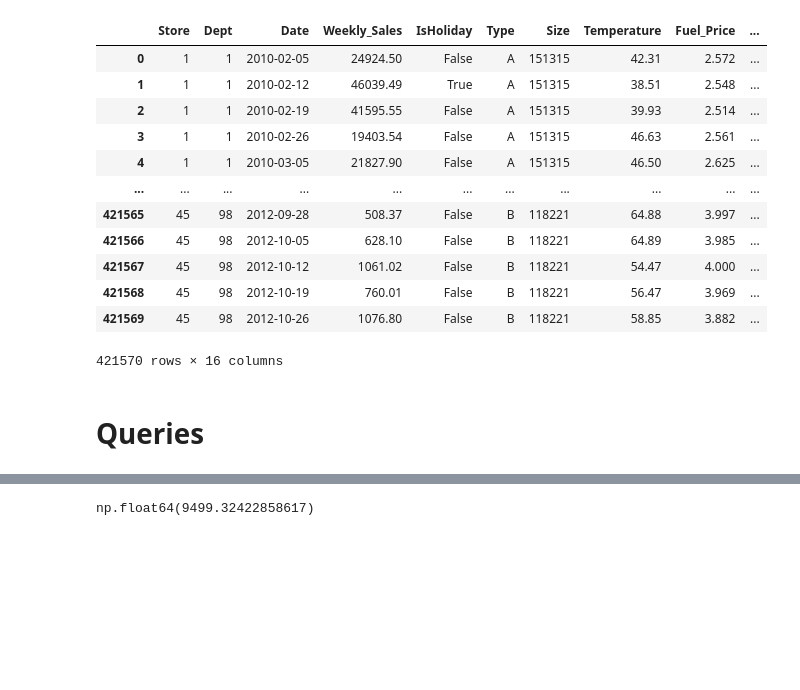
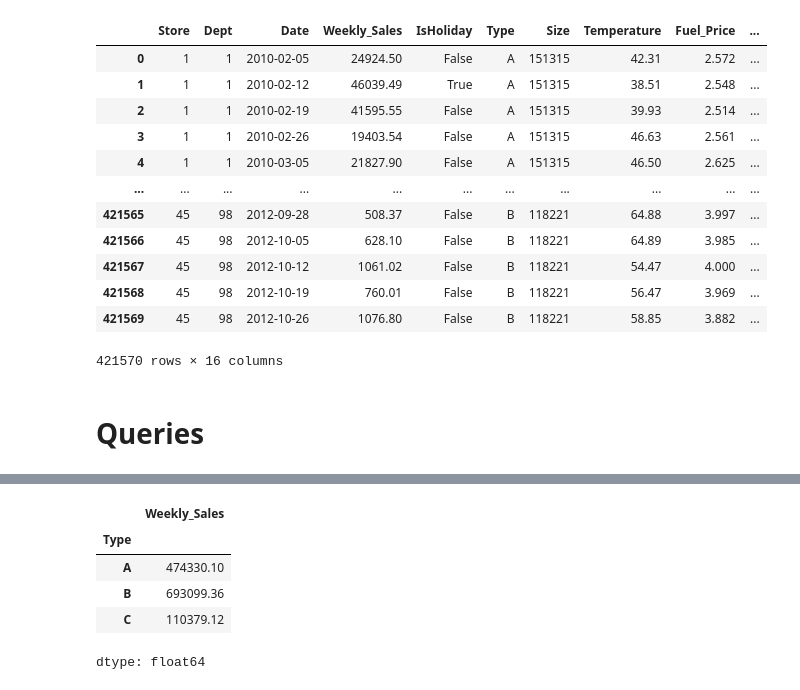
Before and after one commit to ArunK-ML/Data-Preprocessing-Sales-Stores-Features_Data_Set, a Jupyter notebook: Sales_Stores_Features.ipynb, the cells around one changed output, grey strips where cells are left out. Drawn from its saved outputs; the diff is of its cells as text; code cells hidden in the pictures; blank space fills up the shorter version.

```diff
--- a/Sales_Stores_Features.ipynb
+++ b/Sales_Stores_Features.ipynb
@@ -223,4 +227,11 @@ qf.describe()
-# %%
-qf[( qf["Type"]== "C" ) & (qf["Date"].dt.month == 6 )]["Weekly_Sales"].mean()
-# %% [output]
-np.float64(9499.32422858617)
+# %%
+#2.)Find the highest sales in each store type on Holiday season.
+
+qf[qf["IsHoliday"] == True].groupby("Type")["Weekly_Sales"].max()
+# %% [output]
+|  | Weekly_Sales |
+| Type |  |
+| A | 474330.10 |
+| B | 693099.36 |
+| C | 110379.12 |
+dtype: float64
```
Also changed, not shown: parts of 4 cells of this notebook.
